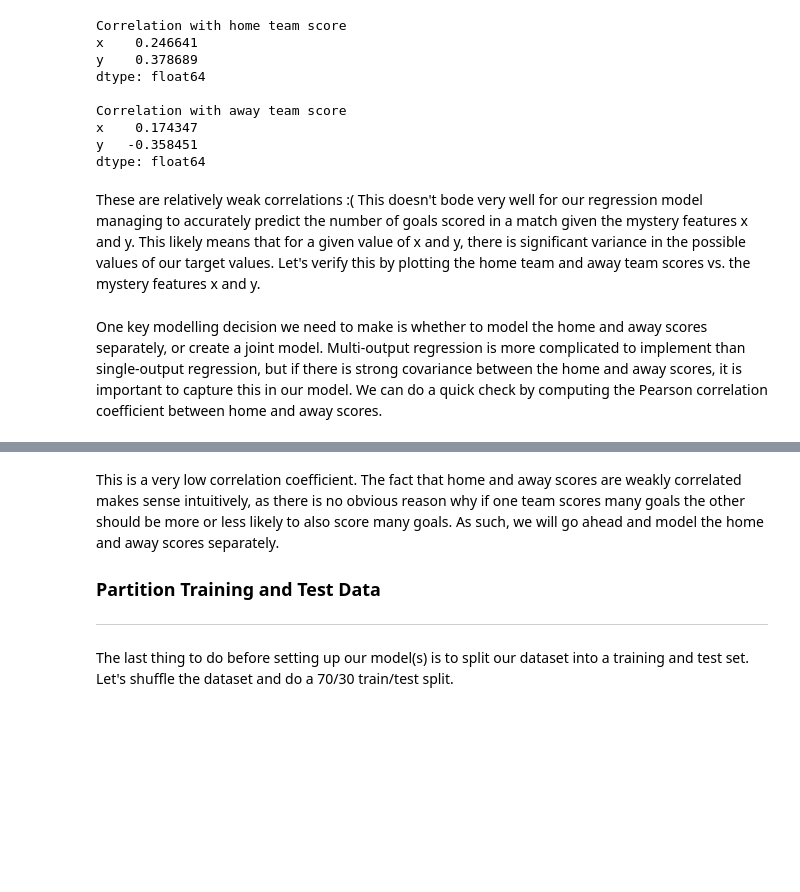
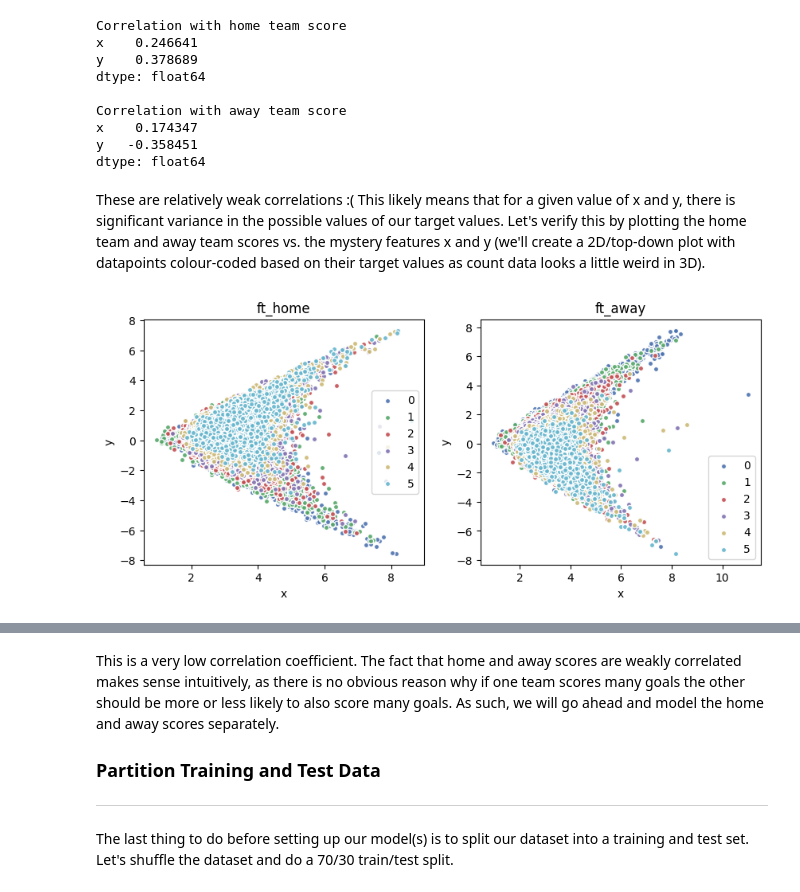
Before and after one commit to oskarfernlund/football-prediction, a Jupyter notebook: model.ipynb, the cells around one changed output, grey strips where cells are left out. Cells and saved outputs as stored; diff of their text form; code cells hidden in the pictures; blank space fills up the shorter version.

Commit message:
finalised model

```diff
--- a/model.ipynb
+++ b/model.ipynb
@@ -84,25 +84,8 @@ x    0.174347
 y   -0.358451
 dtype: float64
 # %% [markdown]
-These are relatively weak correlations :( This doesn't bode very well for our regression model managing to accurately predict the number of goals scored in a match given the mystery features x and y. This likely means that for a given value of x and y, there is significant variance in the possible values of our target values. Let's verify this by plotting the home team and away team scores vs. the mystery features x and y.
+These are relatively weak correlations :( This likely means that for a given value of x and y, there is significant variance in the possible values of our target values. Let's verify this by plotting the home team and away team scores vs. the mystery features x and y (we'll create a 2D/top-down plot with datapoints colour-coded based on their target values as count data looks a little weird in 3D).
 # %%
-fig, ax = plt.subplots(1, 1, figsize=(8, 5))
-mask0 = home_score_train[:, 0] == 0
-mask1 = home_score_train[:, 0] == 1
-mask2 = home_score_train[:, 0] == 2
-mask3 = home_score_train[:, 0] == 3
-mask4 = home_score_train[:, 0] == 4
-mask5 = home_score_train[:, 0] == 5
-ax.scatter(features_train[mask0, 0], features_train[mask0, 1], facecolor="C0", edgecolor="w", s=20, alpha=0.5)
-ax.scatter(features_train[mask1, 0], features_train[mask1, 1], facecolor="C1", edgecolor="w", s=20, alpha=0.5)
-ax.scatter(features_train[mask2, 0], features_train[mask2, 1], facecolor="C2", edgecolor="w", s=20, alpha=0.5)
-ax.scatter(features_train[mask3, 0], features_train[mask3, 1], facecolor="C3", edgecolor="w", s=20, alpha=0.5)
-ax.scatter(features_train[mask4, 0], features_train[mask4, 1], facecolor="C4", edgecolor="w", s=20, alpha=0.5)
-ax.scatter(features_train[mask5, 0], features_train[mask5, 1], facecolor="C5", edgecolor="w", s=20, alpha=0.5)
-# ax.set_xscale("log")
-# ax.set_yscale("log")
-ax.set_xlabel("x")
-ax.set_ylabel("y")
-plt.show()
+fig = plot_targets_2D(data, figsize=(10, 4))
+# %% [output]
+[figure, added]
-# %% [markdown]
-One key modelling decision we need to make is whether to model the home and away scores separately, or create a joint model. Multi-output regression is more complicated to implement than single-output regression, but if there is strong covariance between the home and away scores, it is important to capture this in our model. We can do a quick check by computing the Pearson correlation coefficient between home and away scores.
```
Also changed, not shown: parts of 16 cells of this notebook, 2 other files.
